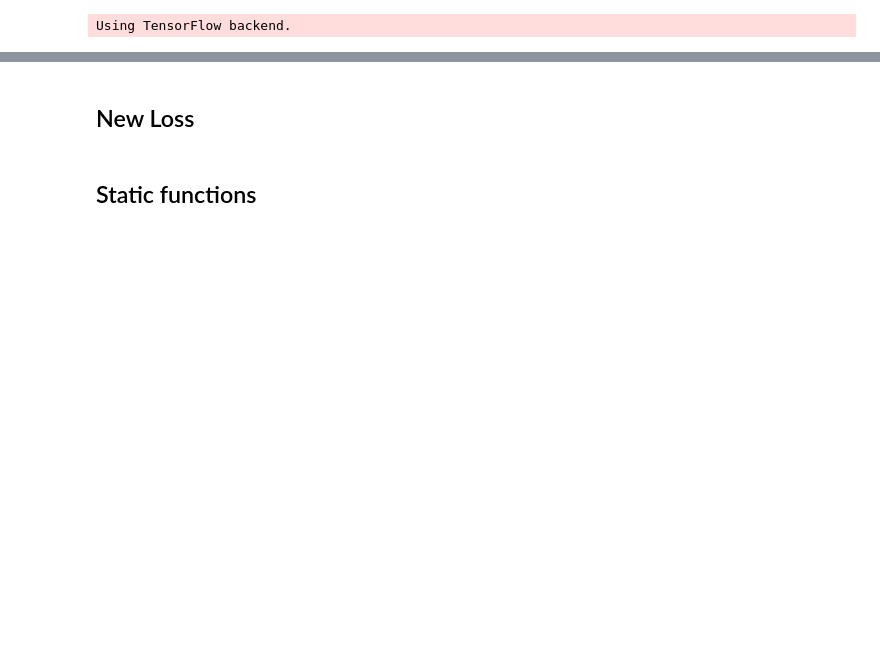
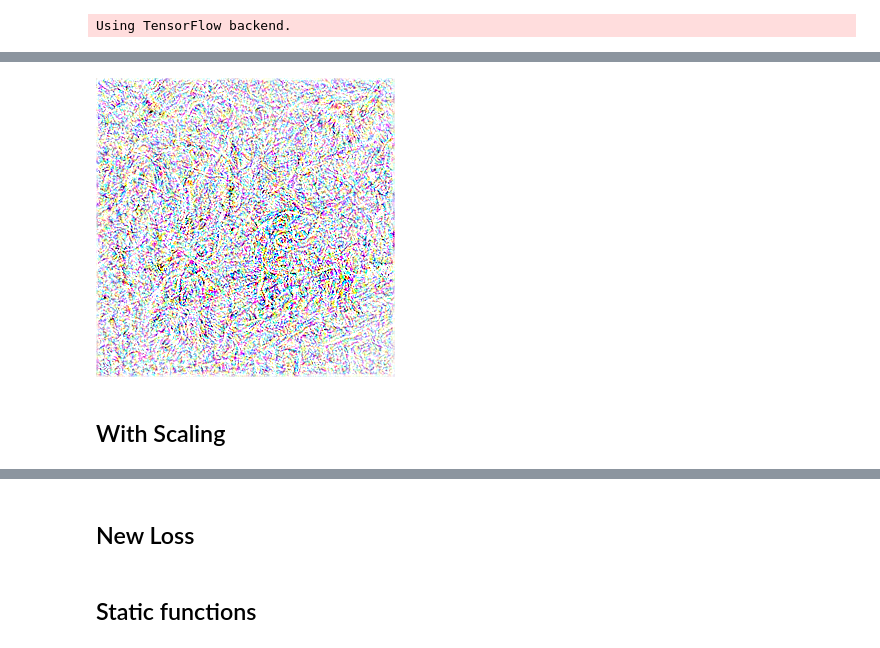
Before and after one commit to tyler-martin-12/tcav_on_azure, a Jupyter notebook: deep_dream_azure.ipynb, the cells around one changed output, grey strips where cells are left out. Drawn from its saved outputs; the diff is of its cells as text; code cells hidden in the pictures; blank space fills up the shorter version.

```diff
--- a/deep_dream_azure.ipynb
+++ b/deep_dream_azure.ipynb
@@ -42,0 +49,25 @@ cav_dict['mixed9'] = layer_9_cav
+# %%
+step = 0.05  # Gradient ascent step size
+num_octave = 2  # Number of scales at which to run gradient ascent
+octave_scale = 1.4  # Size ratio between scales
+iterations = 100  # Number of ascent steps per scale
+max_loss = 100000000000
+
+base_image_path = '/home/tyler/Desktop/tcav_on_azure/concepts/horse_sub_1/img103.jpg'
+base_image_path = '/home/tyler/Desktop/tcav_on_azure/concepts/noise_white/img1.jpg'
+
+#result_prefix = '/home/tyler/Desktop/tcav_on_azure/results/test'
+
+settings = {
+    'features': {
+        #'mixed0': 1,
+        #'mixed1': 1,
+        #'mixed2': 1,
+        #'mixed3': 1,
+        #'mixed4': 1,
+        #'mixed5': 1,
+        #'mixed6': 1,
+        #'mixed7': 1,
+        #'mixed8': 1,
+        'mixed9': 1
+    },}
@@ -42,0 +126,13 @@ cav_dict['mixed9'] = layer_9_cav
+# %%
+tf.logging.set_verbosity(0)
+
+img_pic = image.load_img(base_image_path, target_size=(299, 299))
+img = image.img_to_array(img_pic)
+img = np.expand_dims(img, axis=0)
+img = inception_v3.preprocess_input(img)
+
+#original_img = np.copy(img)
+img = gradient_ascent(img,iterations=iterations,step=step,max_loss=max_loss)
+
+img_name = 'placeholder'
+save_img(img, fname='results/' + img_name + '.png')
@@ -42,0 +152,7 @@ cav_dict['mixed9'] = layer_9_cav
+# %%
+#img_name
+img_path = 'results/' + img_name + '.png'
+test_img = image.load_img(img_path, target_size=(299, 299))
+test_img
+# %% [output]
+[figure, added]
@@ -42,0 +164,2 @@ cav_dict['mixed9'] = layer_9_cav
+# %% [markdown]
+## With Scaling
```
Also changed, not shown: parts of 60 cells of this notebook, 15 other files.
